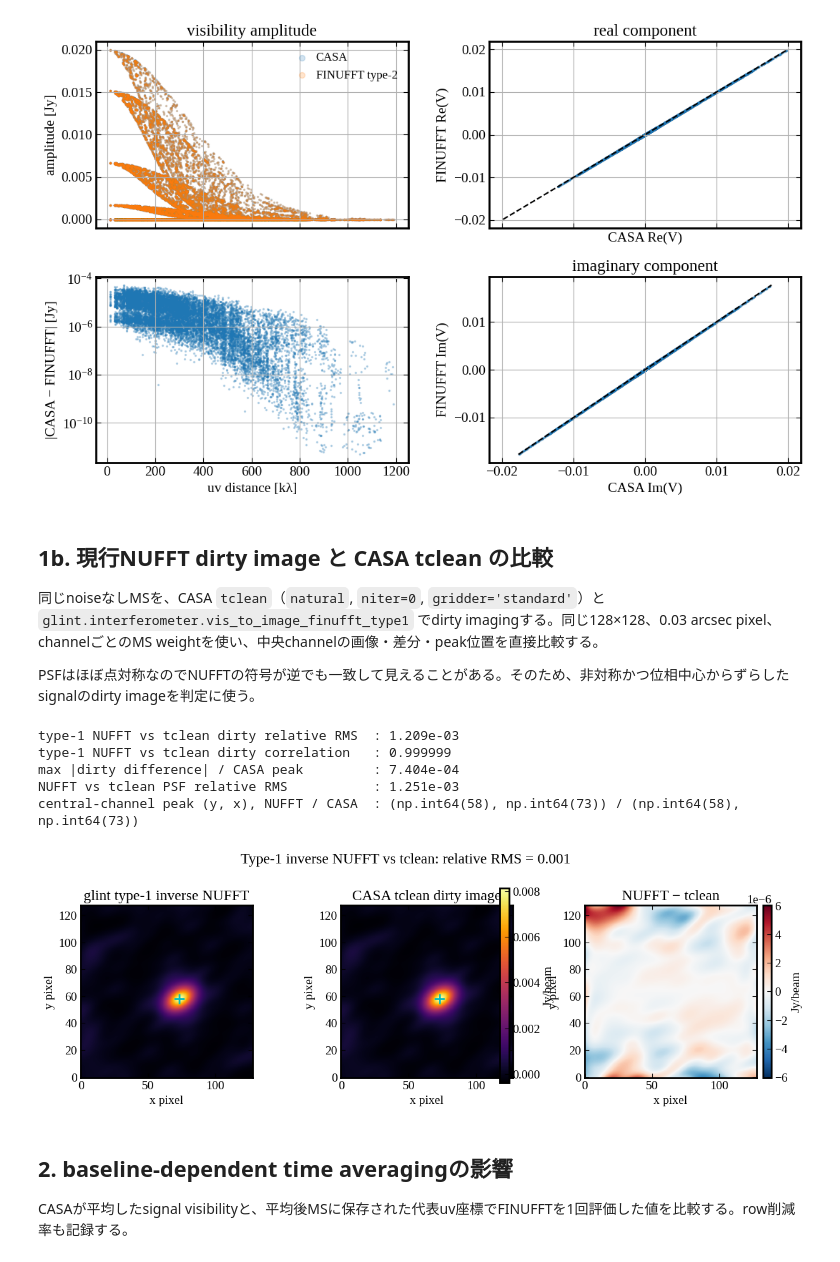
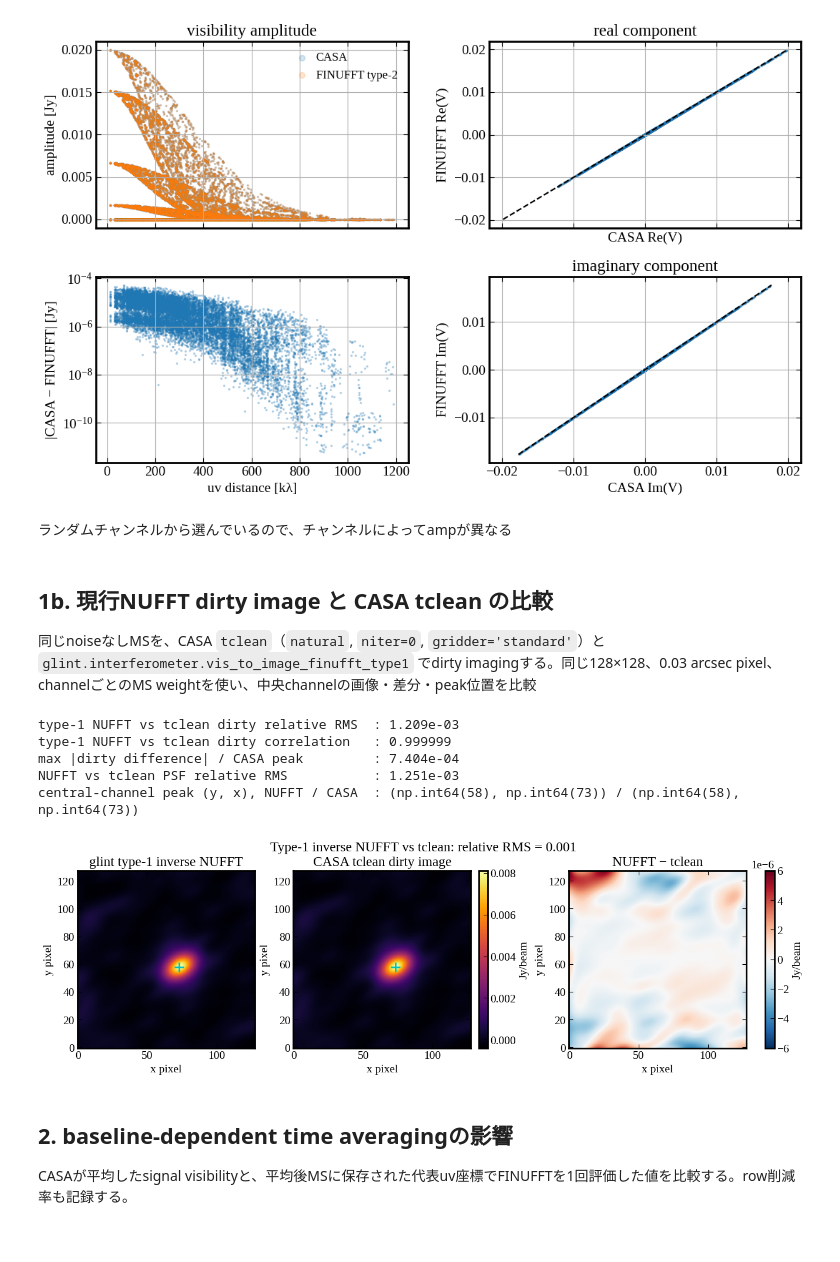
Before and after one commit to tjtakys/glint, a Jupyter notebook: examples/test_imaging/test_visibility_processing.ipynb, the cells around one changed output. Saved outputs shown, nothing was run; the diff lists cells and outputs as text; code cells hidden in the pictures.

```diff
--- a/examples/test_imaging/test_visibility_processing.ipynb
+++ b/examples/test_imaging/test_visibility_processing.ipynb
@@ -238,12 +241,12 @@ relative RMS residual       : 1.446e-03
 max residual / peak |V|    : 2.694e-03
 relative RMS without PB    : 1.181e-03
 [figure]
+# %% [markdown]
+ランダムチャンネルから選んでいるので、チャンネルによってampが異なる
 # %% [markdown]
 ## 1b. 現行NUFFT dirty image と CASA tclean の比較
 
-同じnoiseなしMSを、CASA `tclean`（`natural`, `niter=0`, `gridder='standard'`）と `glint.interferometer.vis_to_image_finufft_type1` でdirty imagingする。同じ128×128、0.03 arcsec pixel、channelごとのMS weightを使い、中央channelの画像・差分・peak位置を直接比較する。
-
-PSFはほぼ点対称なのでNUFFTの符号が逆でも一致して見えることがある。そのため、非対称かつ位相中心からずらしたsignalのdirty imageを判定に使う。
+同じnoiseなしMSを、CASA `tclean`（`natural`, `niter=0`, `gridder='standard'`）と `glint.interferometer.vis_to_image_finufft_type1` でdirty imagingする。同じ128×128、0.03 arcsec pixel、channelごとのMS weightを使い、中央channelの画像・差分・peak位置を比較
 # %%
 from casatasks import tclean
 from glint.interferometer import vis_to_image_finufft_type1
@@ -323,42 +326,41 @@ delta_plane = tclean_dirty_delta[central_channel]
 image_vmax = max(np.max(np.abs(nufft_plane)), np.max(np.abs(casa_plane)))
 delta_vmax = np.max(np.abs(delta_plane))
 
-fig, ax = plt.subplots(1, 3, figsize=(13, 4))
+# plot
+fig, ax = plt.subplots(1, 3, figsize=(13, 4), constrained_layout=True)
 im0 = ax[0].imshow(
     nufft_plane, origin='lower', cmap='inferno',
     vmin=-0.05 * image_vmax, vmax=image_vmax,
 )
 im1 = ax[1].imshow(
     casa_plane, origin='lower', cmap='inferno',
     vmin=-0.05 * image_vmax, vmax=image_vmax,
 )
 im2 = ax[2].imshow(
     delta_plane, origin='lower', cmap='RdBu_r',
     vmin=-delta_vmax, vmax=delta_vmax,
 )
 ax[0].plot(nufft_peak_yx[1], nufft_peak_yx[0], 'c+', ms=12, mew=2)
 ax[1].plot(casa_peak_yx[1], casa_peak_yx[0], 'c+', ms=12, mew=2)
 ax[0].set_title('glint type-1 inverse NUFFT')
 ax[1].set_title('CASA tclean dirty image')
 ax[2].set_title('NUFFT − tclean')
 for axis in ax:
     axis.set(xlabel='x pixel', ylabel='y pixel')
 fig.colorbar(im1, ax=ax[:2], label='Jy/beam', fraction=0.025, pad=0.02)
 fig.colorbar(im2, ax=ax[2], label='Jy/beam', fraction=0.05, pad=0.03)
 fig.suptitle(
     f'Type-1 inverse NUFFT vs tclean: '
     f'relative RMS = {tclean_dirty_relative_rms:.3f}',
-    y=1.02,
 )
-plt.tight_layout()
 plt.show()
 # %% [output]
 type-1 NUFFT vs tclean dirty relative RMS  : 1.209e-03
 type-1 NUFFT vs tclean dirty correlation   : 0.999999
 max |dirty difference| / CASA peak         : 7.404e-04
 NUFFT vs tclean PSF relative RMS           : 1.251e-03
 central-channel peak (y, x), NUFFT / CASA  : (np.int64(58), np.int64(73)) / (np.int64(58), np.int64(73))
-[figure, old version]
+[figure, new version]
 # %% [markdown]
 ## 2. baseline-dependent time averagingの影響
 
```
Also changed, not shown: parts of 22 cells of this notebook.
